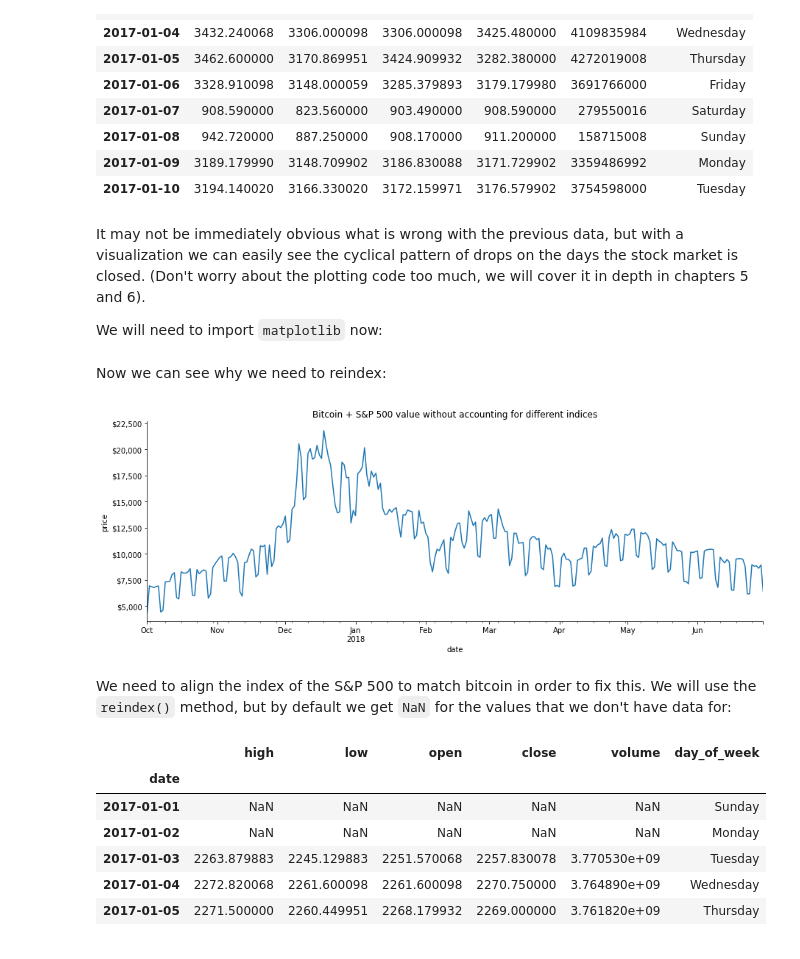
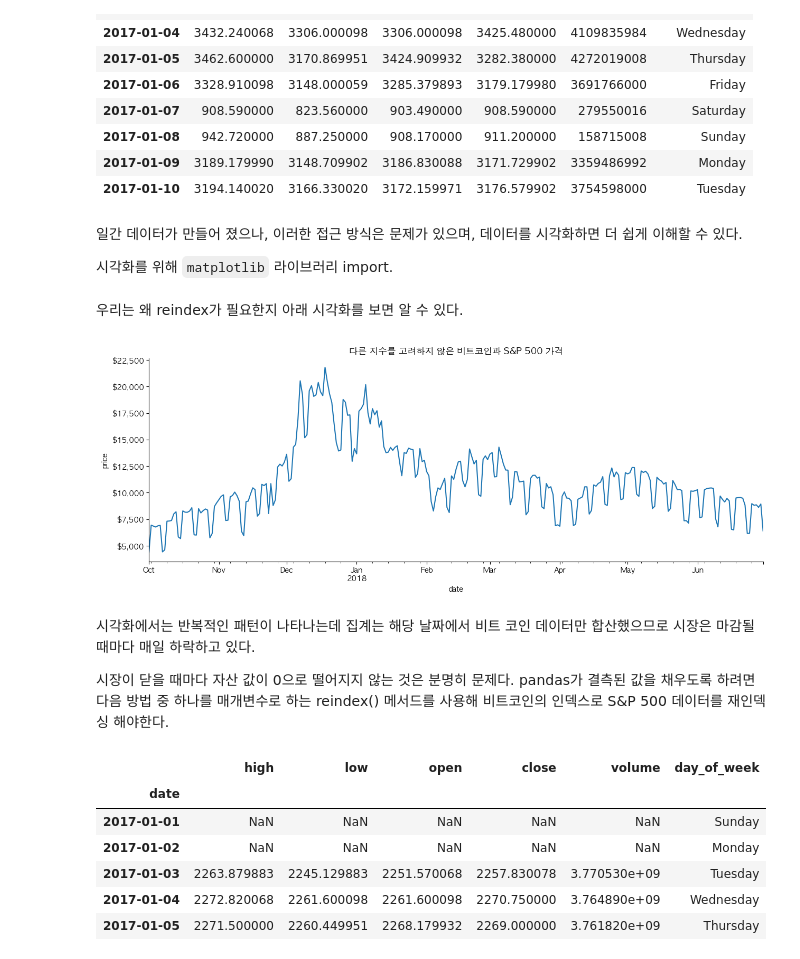
Before and after one commit to kimminyoung0/DataAnalysis_, a Jupyter notebook: ch_03/3-cleaning_data.ipynb, the cells around one changed output. Saved outputs shown, nothing was run; the diff lists cells and outputs as text; code cells hidden in the pictures.

Commit message:
S&P 500 데이터와 비트코인 데이터를 정제하는 방법 + 데이터 유형변환 + 컬럼별로 다르게 결측값 채우기 등

```diff
--- a/ch_03/3-cleaning_data.ipynb
+++ b/ch_03/3-cleaning_data.ipynb
@@ -484,34 +551,55 @@ portfolio.head(10).assign(
 | 2017-01-08 | 942.720000 | 887.250000 | 908.170000 | 911.200000 | 158715008 | Sunday |
 | 2017-01-09 | 3189.179990 | 3148.709902 | 3186.830088 | 3171.729902 | 3359486992 | Monday |
 | 2017-01-10 | 3194.140020 | 3166.330020 | 3172.159971 | 3176.579902 | 3754598000 | Tuesday |
-# %% [markdown]
-It may not be immediately obvious what is wrong with the previous data, but with a visualization we can easily see the cyclical pattern of drops on the days the stock market is closed. (Don't worry about the plotting code too much, we will cover it in depth in chapters 5 and 6).
-
-We will need to import `matplotlib` now:
+# %% [markdown]
+일간 데이터가 만들어 졌으나, 이러한 접근 방식은 문제가 있으며, 데이터를 시각화하면 더 쉽게 이해할 수 있다.
+
+시각화를 위해 `matplotlib` 라이브러리 import.
 # %%
 import matplotlib.pyplot as plt # we use this module for plotting
 from matplotlib.ticker import StrMethodFormatter # for formatting the axis
-# %% [markdown]
-Now we can see why we need to reindex:
+# %%
+import matplotlib.pyplot as mpl
+import platform
+
+# rc는그래프의 스타일, 레이아웃 및 기타 속성을 설정
+from matplotlib import font_manager as fm, rc
+
+# 맥OS일 경우
+if platform.system() == 'Darwin':
+    mpl.rcParams["font.family"] = 'AppleGothic'
+
+elif platform.system() == 'Windows':
+    font_name = fm.FontProperties(fname=path).get_name()
+    mpl.rcParams["font.family"] = font_name
+elif platform.system() == 'Linux':
+    mpl.rcParams['font.family'] = 'NanumGothic'
+
+#그림에서 마이너스 폰트 깨지는 문제에 대한 대처
+mpl.rcParams['axes.unicode_minus'] = False
+# %% [markdown]
+우리는 왜 reindex가 필요한지 아래 시각화를 보면 알 수 있다.
 # %%
 # plot the closing price from Q4 2017 through Q2 2018
 ax = portfolio['2017-Q4':'2018-Q2'].plot(
     y='close', figsize=(15, 5), legend=False,
-    title='Bitcoin + S&P 500 value without accounting for different indices'
+    title='다른 지수를 고려하지 않은 비트코인과 S&P 500 가격'
 )
 
 # formatting
 ax.set_ylabel('price')
 ax.yaxis.set_major_formatter(StrMethodFormatter('${x:,.0f}'))
 for spine in ['top', 'right']:
     ax.spines[spine].set_visible(False)
 
 # show the plot
 plt.show()
 # %% [output]
-[figure, old version]
+[figure, new version]
-# %% [markdown]
-We need to align the index of the S&P 500 to match bitcoin in order to fix this. We will use the `reindex()` method, but by default we get `NaN` for the values that we don't have data for:
+# %% [markdown]
+시각화에서는 반복적인 패턴이 나타나는데 집계는 해당 날짜에서 비트 코인 데이터만 합산했으므로 시장은 마감될 때마다 매일 하락하고 있다.
+
+시장이 닫을 때마다 자산 값이 0으로 떨어지지 않는 것은 분명히 문제다. pandas가 결측된 값을 채우도록 하려면 다음 방법 중 하나를 매개변수로 하는 reindex() 메서드를 사용해 비트코인의 인덱스로 S&P 500 데이터를 재인덱싱 해야한다.
 # %%
 sp.reindex(bitcoin.index).head(10).assign(
     day_of_week=lambda x: x.index.day_name()
```
Also changed, not shown: parts of 56 cells of this notebook.
